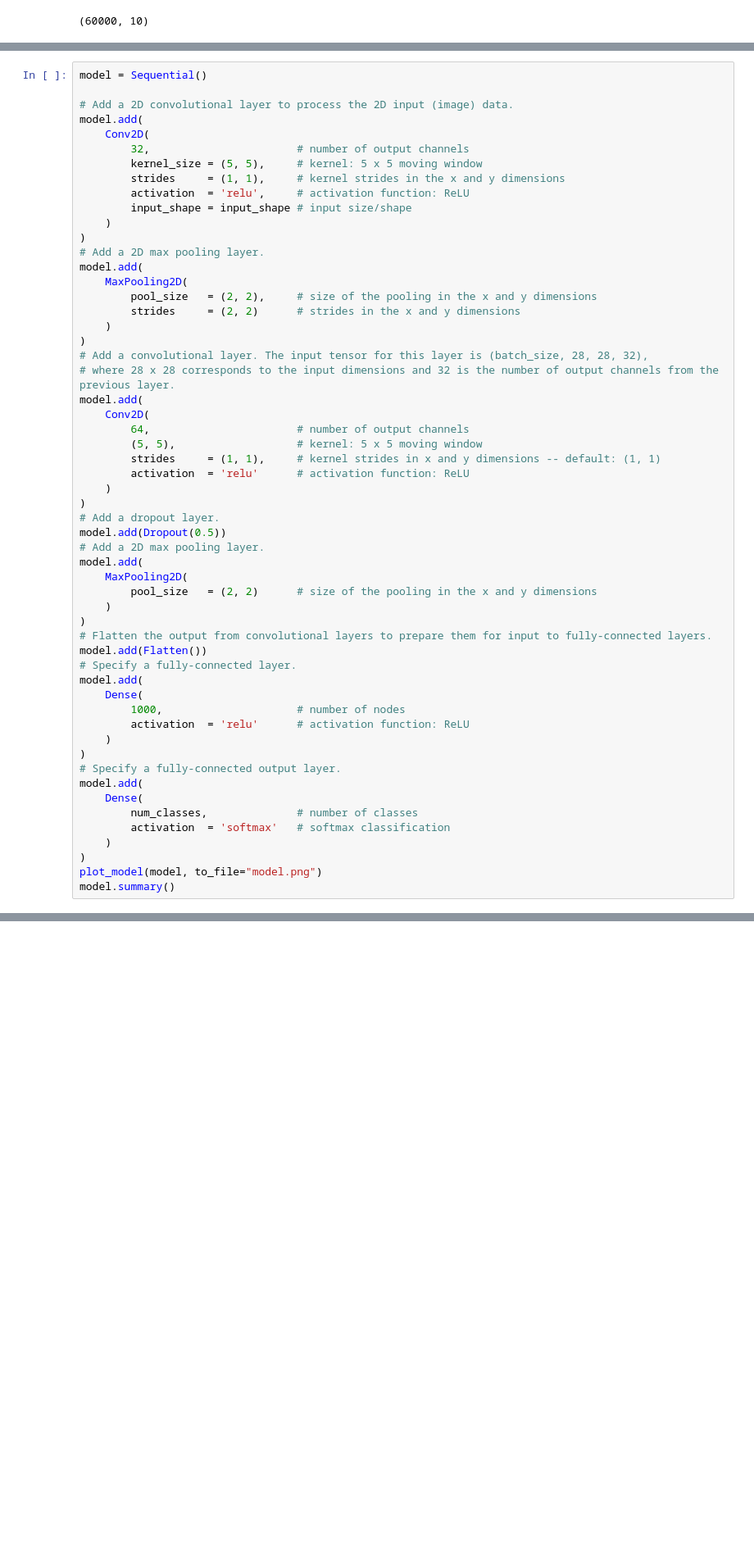
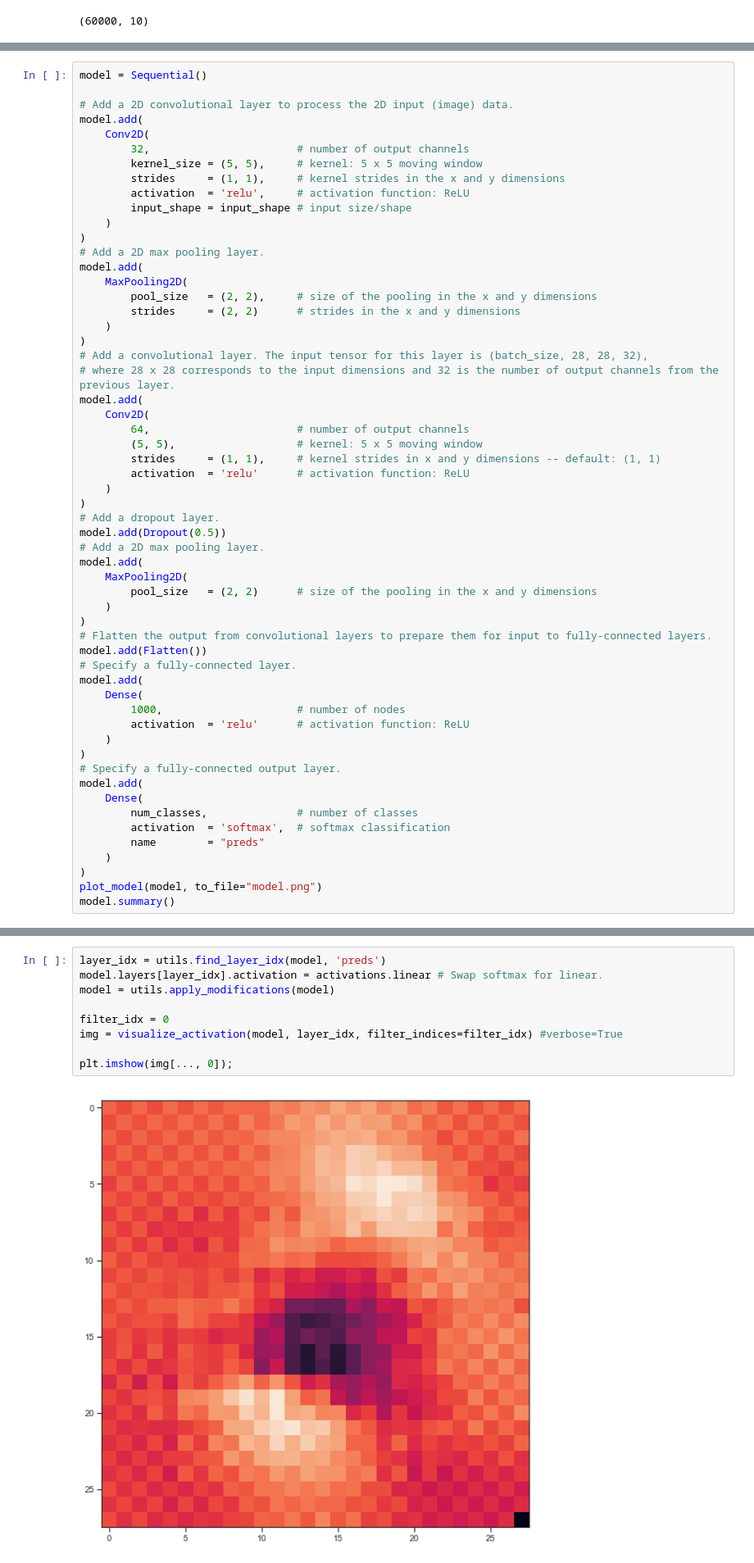
Before and after one commit to wdbm/Psychedelic_Machine_Learning_in_the_Cenozoic_Era, a Jupyter notebook: Keras_convolutional_MNIST.ipynb, the cells around one changed output, grey strips where cells are left out. Shown at 82% size. Drawn from its saved outputs; the diff is of its cells as text; blank space fills up the shorter version.

```diff
--- a/Keras_convolutional_MNIST.ipynb
+++ b/Keras_convolutional_MNIST.ipynb
@@ -132,7 +149,8 @@ model.add(
 model.add(
     Dense(
         num_classes,              # number of classes
-        activation  = 'softmax'   # softmax classification
+        activation  = 'softmax',  # softmax classification
+        name        = "preds"
     )
 )
 plot_model(model, to_file="model.png")
@@ -221,0 +236,11 @@ test accuracy: 0.9948
+# %%
+layer_idx = utils.find_layer_idx(model, 'preds')
+model.layers[layer_idx].activation = activations.linear # Swap softmax for linear.
+model = utils.apply_modifications(model)
+
+filter_idx = 0
+img = visualize_activation(model, layer_idx, filter_indices=filter_idx) #verbose=True
+
+plt.imshow(img[..., 0]);
+# %% [output]
+[figure, added]
```
Also changed, not shown: parts of 12 cells of this notebook.
